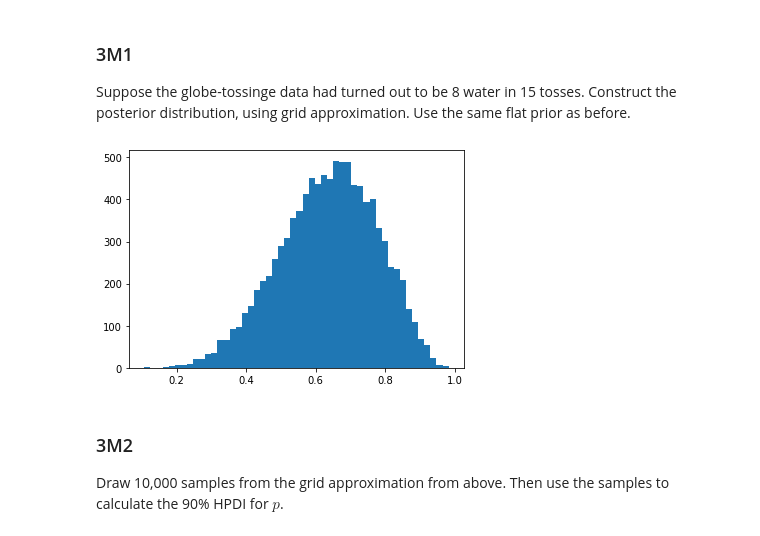
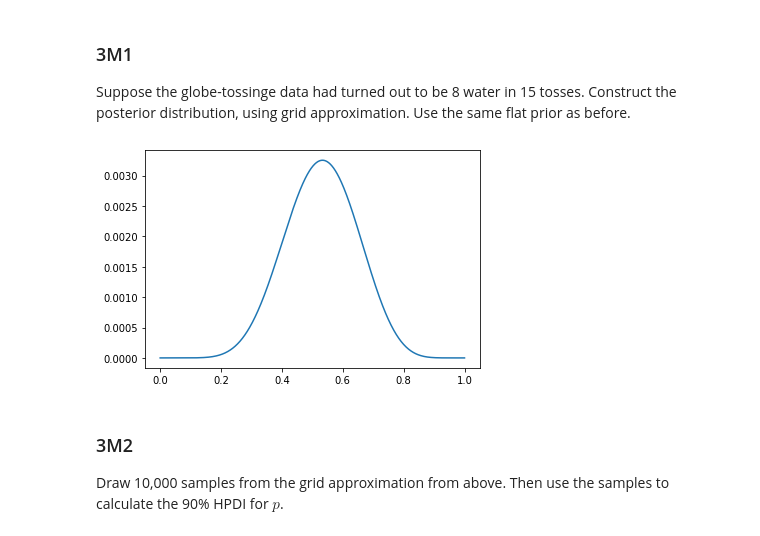
Before and after one commit to ecotner/statistical-rethinking, a Jupyter notebook: notebooks/3_sampling_the_imaginary.ipynb, the cells around one changed output. Drawn from its saved outputs; the diff is of its cells as text; code cells hidden in the pictures.

Commit message:
fixed plot and typo

```diff
--- a/notebooks/3_sampling_the_imaginary.ipynb
+++ b/notebooks/3_sampling_the_imaginary.ipynb
@@ -387,13 +387,13 @@ Suppose the globe-tossinge data had turned out to be 8 water in 15 tosses. Const
 # %%
 p_grid = np.linspace(0, 1, 1000)
 prior = np.ones(len(p_grid))
 likelihood = st.binom(n=15, p=p_grid).pmf(8)
 posterior = likelihood * prior
 posterior /= posterior.sum()
-plt.hist(samples, bins=50)
+plt.plot(p_grid, posterior)
 plt.show()
 # %% [output]
-[figure, old version]
+[figure, new version]
 # %% [markdown]
 ### 3M2
 Draw 10,000 samples from the grid approximation from above. Then use the samples to calculate the 90% HPDI for $p$.
```
Also changed, not shown: parts of 20 cells of this notebook.
